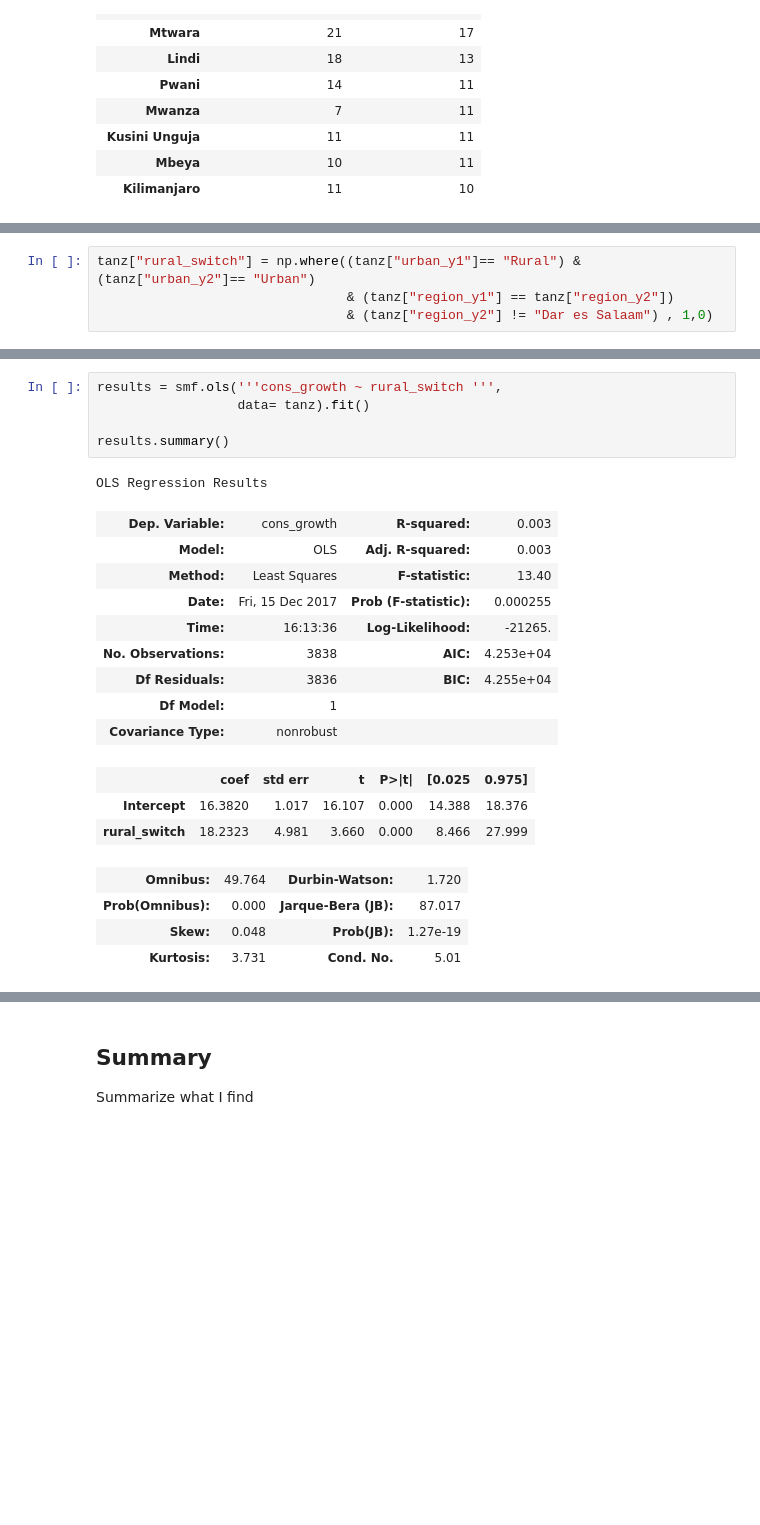
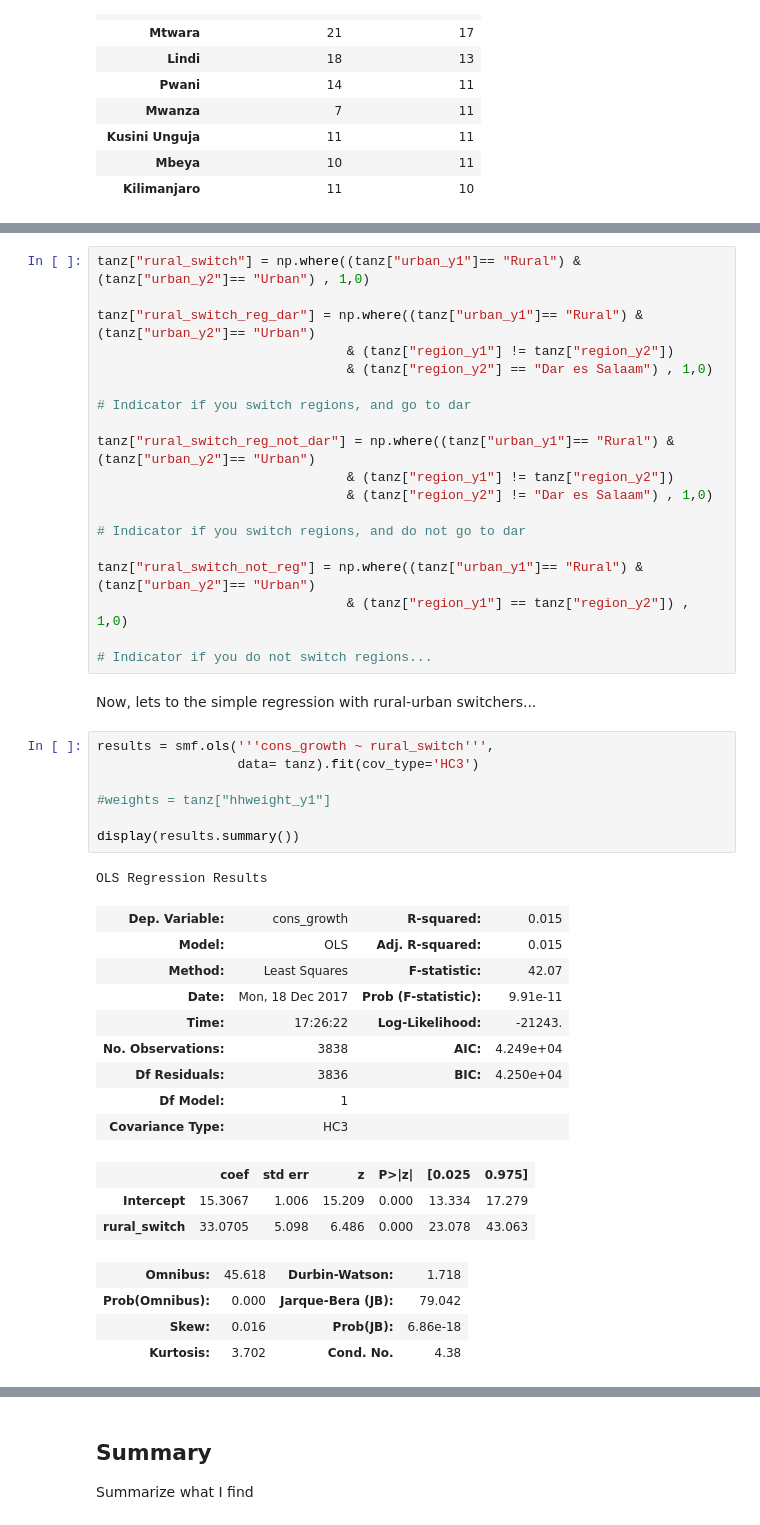
Before and after one commit to mwaugh0328/Data_Bootcamp_Final_Project, a Jupyter notebook: Waugh_Final_Project.ipynb, the cells around one changed output, grey strips where cells are left out. Cells and saved outputs as stored; diff of their text form; blank space fills up the shorter version.

```diff
--- a/Waugh_Final_Project.ipynb
+++ b/Waugh_Final_Project.ipynb
@@ -766,4 +775,0 @@ What I should do is compare urban consu
-# %%
-tanz["rural_switch"] = np.where((tanz["urban_y1"]== "Rural") & (tanz["urban_y2"]== "Urban")
-                                & (tanz["region_y1"] == tanz["region_y2"])
-                                & (tanz["region_y2"] != "Dar es Salaam") , 1,0)
@@ -774,23 +806,46 @@ tanz.rural_switch.sum()
+# %%
+tanz["rural_switch"] = np.where((tanz["urban_y1"]== "Rural") & (tanz["urban_y2"]== "Urban") , 1,0)
+
+tanz["rural_switch_reg_dar"] = np.where((tanz["urban_y1"]== "Rural") & (tanz["urban_y2"]== "Urban")
+                                & (tanz["region_y1"] != tanz["region_y2"])
+                                & (tanz["region_y2"] == "Dar es Salaam") , 1,0)
+
+# Indicator if you switch regions, and go to dar
+
+tanz["rural_switch_reg_not_dar"] = np.where((tanz["urban_y1"]== "Rural") & (tanz["urban_y2"]== "Urban")
+                                & (tanz["region_y1"] != tanz["region_y2"])
+                                & (tanz["region_y2"] != "Dar es Salaam") , 1,0)
+
+# Indicator if you switch regions, and do not go to dar
+
+tanz["rural_switch_not_reg"] = np.where((tanz["urban_y1"]== "Rural") & (tanz["urban_y2"]== "Urban")
+                                & (tanz["region_y1"] == tanz["region_y2"]) , 1,0)
+
+# Indicator if you do not switch regions...
+# %% [markdown]
+Now, lets to the simple regression with rural-urban switchers...
 # %%
-results = smf.ols('''cons_growth ~ rural_switch ''',
-                  data= tanz).fit()
+results = smf.ols('''cons_growth ~ rural_switch''',
+                  data= tanz).fit(cov_type='HC3')
 
-results.summary()
+#weights = tanz["hhweight_y1"]
+
+display(results.summary())
 # %% [output]
 OLS Regression Results
-| Dep. Variable: | cons_growth | R-squared: | 0.003 |
-| Model: | OLS | Adj. R-squared: | 0.003 |
-| Method: | Least Squares | F-statistic: | 13.40 |
-| Date: | Fri, 15 Dec 2017 | Prob (F-statistic): | 0.000255 |
-| Time: | 16:13:36 | Log-Likelihood: | -21265. |
-| No. Observations: | 3838 | AIC: | 4.253e+04 |
-| Df Residuals: | 3836 | BIC: | 4.255e+04 |
+| Dep. Variable: | cons_growth | R-squared: | 0.015 |
+| Model: | OLS | Adj. R-squared: | 0.015 |
+| Method: | Least Squares | F-statistic: | 42.07 |
+| Date: | Mon, 18 Dec 2017 | Prob (F-statistic): | 9.91e-11 |
+| Time: | 17:26:22 | Log-Likelihood: | -21243. |
+| No. Observations: | 3838 | AIC: | 4.249e+04 |
+| Df Residuals: | 3836 | BIC: | 4.250e+04 |
 | Df Model: | 1 |  |  |
-| Covariance Type: | nonrobust |  |  |
+| Covariance Type: | HC3 |  |  |
-|  | coef | std err | t | P>|t| | [0.025 | 0.975] |
-| Intercept | 16.3820 | 1.017 | 16.107 | 0.000 | 14.388 | 18.376 |
-| rural_switch | 18.2323 | 4.981 | 3.660 | 0.000 | 8.466 | 27.999 |
+|  | coef | std err | z | P>|z| | [0.025 | 0.975] |
+| Intercept | 15.3067 | 1.006 | 15.209 | 0.000 | 13.334 | 17.279 |
+| rural_switch | 33.0705 | 5.098 | 6.486 | 0.000 | 23.078 | 43.063 |
-| Omnibus: | 49.764 | Durbin-Watson: | 1.720 |
-| Prob(Omnibus): | 0.000 | Jarque-Bera (JB): | 87.017 |
-| Skew: | 0.048 | Prob(JB): | 1.27e-19 |
-| Kurtosis: | 3.731 | Cond. No. | 5.01 |
+| Omnibus: | 45.618 | Durbin-Watson: | 1.718 |
+| Prob(Omnibus): | 0.000 | Jarque-Bera (JB): | 79.042 |
+| Skew: | 0.016 | Prob(JB): | 6.86e-18 |
+| Kurtosis: | 3.702 | Cond. No. | 4.38 |
```
Also changed, not shown: parts of 11 cells of this notebook.
